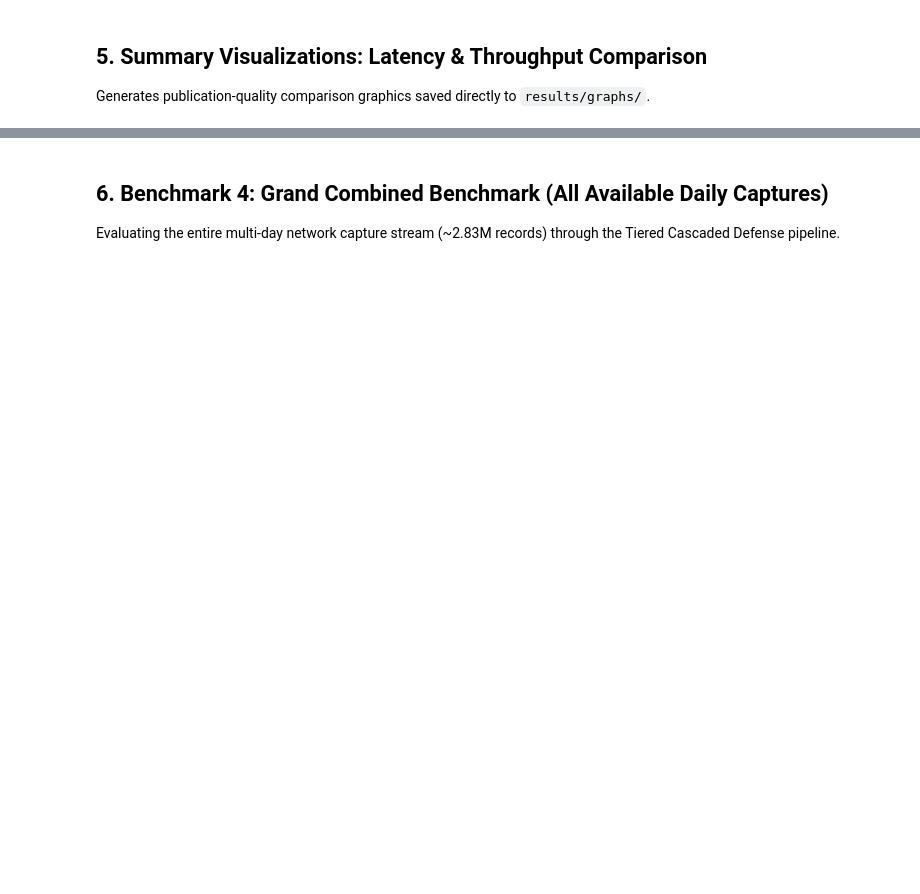
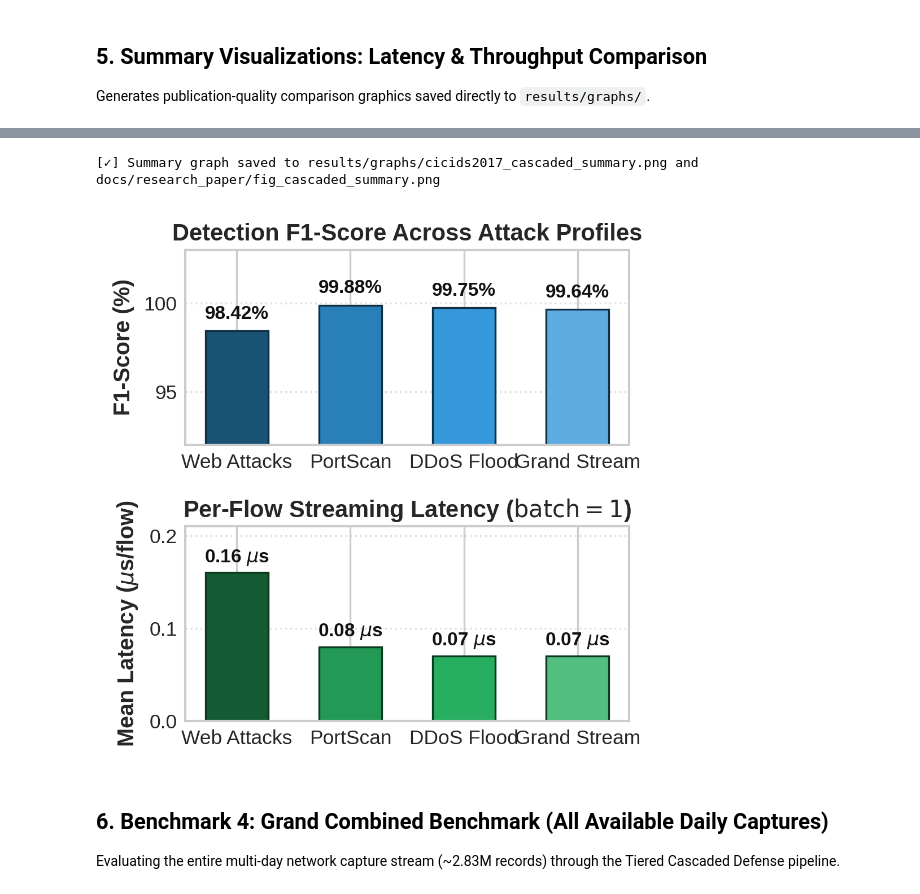
Before and after one commit to Exo-Dex/network-intrusion-detection-xai, a Jupyter notebook: notebooks/05_cicids2017_full_cascaded_evaluation.ipynb, the cells around one changed output, grey strips where cells are left out. Cells and saved outputs as stored; diff of their text form; code cells hidden in the pictures; blank space fills up the shorter version.

```diff
--- a/notebooks/05_cicids2017_full_cascaded_evaluation.ipynb
+++ b/notebooks/05_cicids2017_full_cascaded_evaluation.ipynb
@@ -322,3 +291,57 @@ print("[✓] Summary graph saved to results/graphs/cicids2017_cascaded_summary.p
+# %%
+# -------------------------------------------------------------
+# 5. Summary Visualizations: F1-Score & Latency Comparison
+# Formatted specifically for IEEE double-column manuscript placement
+# -------------------------------------------------------------
+plt.style.use('seaborn-v0_8-whitegrid' if 'seaborn-v0_8-whitegrid' in plt.style.available else 'default')
+plt.rcParams.update({
+    'font.family': 'sans-serif',
+    'font.size': 10,
+    'axes.labelsize': 10,
+    'axes.titlesize': 10.5,
+    'xtick.labelsize': 8.5,
+    'ytick.labelsize': 8.5
+})
+
+fig, (ax1, ax2) = plt.subplots(2, 1, figsize=(3.5, 3.4), dpi=300)
+captures = ['Web Attacks', 'PortScan', 'DDoS Flood', 'Grand Stream']
+f1_scores = [98.42, 99.88, 99.75, 99.64]
+latencies = [0.16, 0.08, 0.07, 0.07]
+
+# Top: F1-Score Across Attack Profiles
+colors_f1 = ['#1a5276', '#2980b9', '#3498db', '#5dade2']
+bars1 = ax1.bar(captures, f1_scores, color=colors_f1, width=0.55, edgecolor='#0e2f44', linewidth=0.8)
+ax1.set_ylim(92, 103)
+ax1.set_ylabel('F1-Score (%)', fontweight='bold', fontsize=9.5)
+ax1.set_title('Detection F1-Score Across Attack Profiles', fontweight='bold', fontsize=10, pad=4)
+ax1.grid(True, linestyle=':', alpha=0.6, axis='y')
+for bar in bars1:
+    y = bar.get_height()
+    ax1.text(bar.get_x() + bar.get_width()/2, y + 0.45, f'{y:.2f}%', ha='center', va='bottom', fontsize=8, fontweight='bold')
+
+# Bottom: Per-Flow Execution Latency
+colors_lat = ['#145a32', '#1e8449', '#27ae60', '#52be80']
+bars2 = ax2.bar(captures, latencies, color=colors_lat, width=0.55, edgecolor='#0b3b1f', linewidth=0.8)
+ax2.set_ylim(0, 0.21)
+ax2.set_ylabel(r'Mean Latency ($\mu$s/flow)', fontweight='bold', fontsize=9.5)
+ax2.set_title(r'Per-Flow Streaming Latency ($	ext{batch}=1$)', fontweight='bold', fontsize=10, pad=4)
+ax2.grid(True, linestyle=':', alpha=0.6, axis='y')
+for bar in bars2:
+    y = bar.get_height()
+    ax2.text(bar.get_x() + bar.get_width()/2, y + 0.006, f'{y:.2f} $\mu$s', ha='center', va='bottom', fontsize=8, fontweight='bold')
+
+plt.tight_layout()
+out_graph = '../results/graphs/cicids2017_cascaded_summary.png'
+out_paper = '../docs/research_paper/fig_cascaded_summary.png'
+os.makedirs(os.path.dirname(out_graph), exist_ok=True)
+os.makedirs(os.path.dirname(out_paper), exist_ok=True)
+plt.savefig(out_graph, dpi=300, bbox_inches='tight')
+plt.savefig(out_paper, dpi=300, bbox_inches='tight')
+plt.show()
+print('[✓] Summary graph saved to results/graphs/cicids2017_cascaded_summary.png and docs/research_paper/fig_cascaded_summary.png')
+# %% [output]
+[✓] Summary graph saved to results/graphs/cicids2017_cascaded_summary.png and docs/research_paper/fig_cascaded_summary.png
+[figure, added]
 # %% [markdown]
 ## 6. Benchmark 4: Grand Combined Benchmark (All Available Daily Captures)
 Evaluating the entire multi-day network capture stream (~2.83M records) through the Tiered Cascaded Defense pipeline.
```
Also changed, not shown: parts of 6 cells of this notebook, 54 other files.
